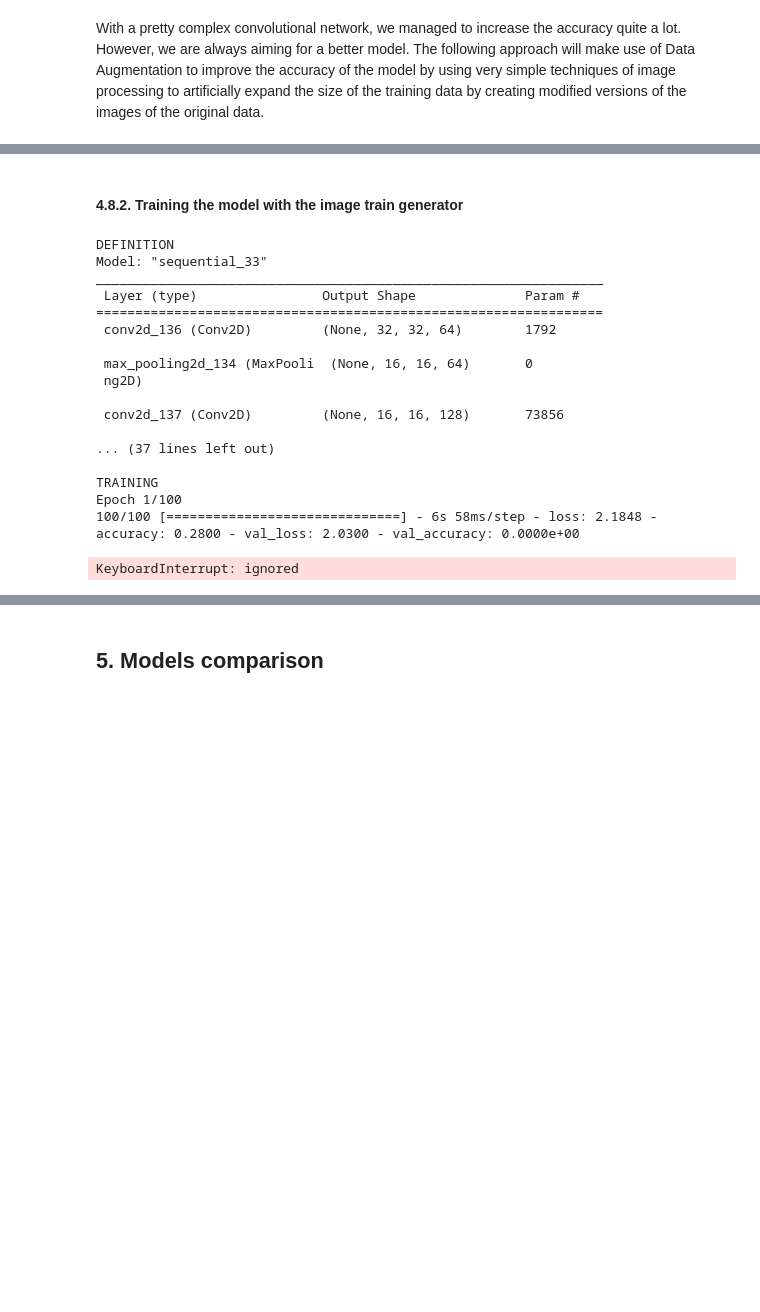
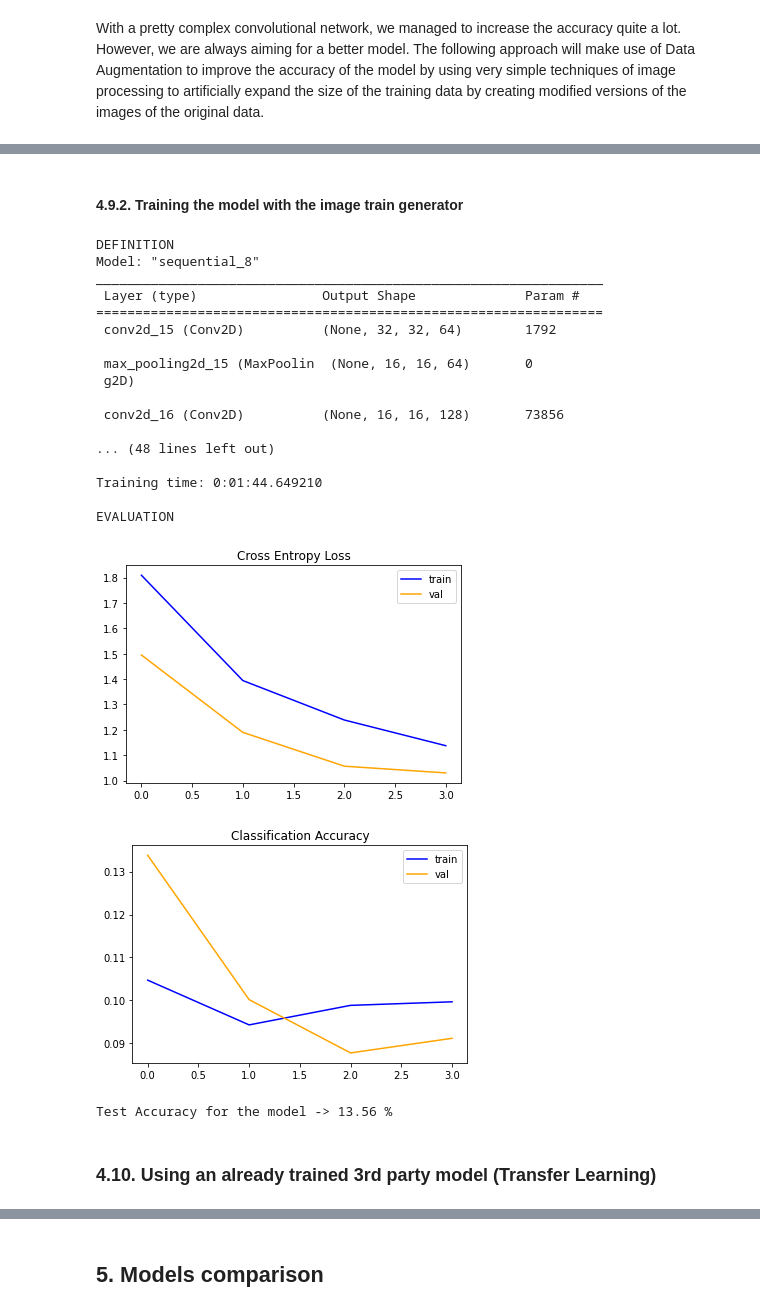
Before and after one commit to Maycas/DeepLearning-CIFAR10, a Jupyter notebook: CNN_Image_Classification_CIFAR10_{Marc_Maycas}.ipynb, the cells around one changed output, grey strips where cells are left out. Cells and saved outputs as stored; diff of their text form; code cells hidden in the pictures; blank space fills up the shorter version.

Commit message:
Finished 10 NN models

```diff
--- a/CNN_Image_Classification_CIFAR10_{Marc_Maycas}.ipynb
+++ b/CNN_Image_Classification_CIFAR10_{Marc_Maycas}.ipynb
@@ -872,28 +973,30 @@ With a pretty complex convolutional network, we managed to increase the accuracy
 # %%
 # train data
+
+batch_size = 64
+
 train_datagen = ImageDataGenerator(
-      rotation_range = 40,
+      rotation_range = 15,
       shear_range = 0.2,
       zoom_range = 0.2,
       horizontal_flip = True,
       width_shift_range = 0.1,
       height_shift_range = 0.1,
-      fill_mode='nearest'
     )
-
 train_generator = train_datagen.flow(
     x_train,
     y_train,
-    batch_size = 80
+    batch_size = batch_size
 )
+
+
+# validation data
+validation_datagen = ImageDataGenerator()
+validation_generator = validation_datagen.flow(
+    x_val,
+    y_val,
+    batch_size = int(batch_size / 2)
+)
-# %%
-# validation data
-validation_datagen = ImageDataGenerator()
-validation_generator = validation_datagen.flow(
-    x_val,
-    y_val,
-    batch_size = 50
-)
 # %%
 # checking the transformations of the already created generators
 
@@ -919,5 +1022,5 @@ plt.show()
 # %% [markdown]
-#### 4.8.2. Training the model with the image train generator <a class="anchor" id="train_generator_training_model"></a>
+#### 4.9.2. Training the model with the image train generator <a class="anchor" id="train_generator_training_model"></a>
 # %%
 #TODO: Review
 
@@ -956,52 +1059,57 @@ model.summary()
 
 # COMPILING MODEL
 print("\nCompiling model...")
-model.compile(optimizer = "Adam",
-              loss ='sparse_categorical_crossentropy',
-              metrics = ['accuracy'])
+#new_Adam = Adam(learning_rate = 0.001, decay = 0, beta_1 = 0.9, beta_2 = 0.999, epsilon = 1e-08)
+model.compile(optimizer='Adam',
+              loss='sparse_categorical_crossentropy',
+              metrics=['accuracy'])
 
 
 # TRAINING
 print("\nTRAINING")
 # calculating computational time
 t = time.perf_counter()
 # training model
 history = model.fit(
                     train_generator,
                     validation_data = validation_generator,
+                    #validation_data = (x_val, y_val),
                     epochs = EPOCHS,
-                    steps_per_epoch = 100,
-                    validation_steps = 150,
+                    steps_per_epoch = int(x_train.shape[0] / batch_size),
+                    validation_steps = int(x_val.shape[0] / batch_size),
                     use_multiprocessing = False,
-                    batch_size = 64,
                     callbacks = [callback_accuracy, callback_loss]
           )
 # show total elapsed time
 elapsed_time = datetime.timedelta(seconds=(time.perf_counter() - t))
 print('\n\nTraining time:', elapsed_time)
 
 
 # EVALUATION
 print("\nEVALUATION")
-acc = model_evaluation(model, x_test, y_test, history, False, False)
+acc = model_evaluation(model, x_test, y_test, history, True, False)
 # %% [output]
 DEFINITION
-Model: "sequential_33"
+Model: "sequential_8"
 _________________________________________________________________
  Layer (type)                Output Shape              Param #
 =================================================================
- conv2d_136 (Conv2D)         (None, 32, 32, 64)        1792
+ conv2d_15 (Conv2D)          (None, 32, 32, 64)        1792
 
- max_pooling2d_134 (MaxPooli  (None, 16, 16, 64)       0
- ng2D)
+ max_pooling2d_15 (MaxPoolin  (None, 16, 16, 64)       0
+ g2D)
 
- conv2d_137 (Conv2D)         (None, 16, 16, 128)       73856
+ conv2d_16 (Conv2D)          (None, 16, 16, 128)       73856
 
-... (37 lines left out)
+... (48 lines left out)
 
-TRAINING
-Epoch 1/100
-100/100 [==============================] - 6s 58ms/step - loss: 2.1848 - accuracy: 0.2800 - val_loss: 2.0300 - val_accuracy: 0.0000e+00
+Training time: 0:01:44.649210
+
+EVALUATION
+[figure, added]
+[figure, added]
-KeyboardInterrupt: ignored
+Test Accuracy for the model -> 13.56 %
 # %%
 storing_evaluation_results(model_evaluations, 'CNN using Data Augmentation', acc, elapsed_time)
+# %% [markdown]
+### 4.10. Using an already trained 3rd party model (Transfer Learning)<a class="anchor" id="transfer_learning"></a>
```
Also changed, not shown: parts of 40 cells of this notebook.
